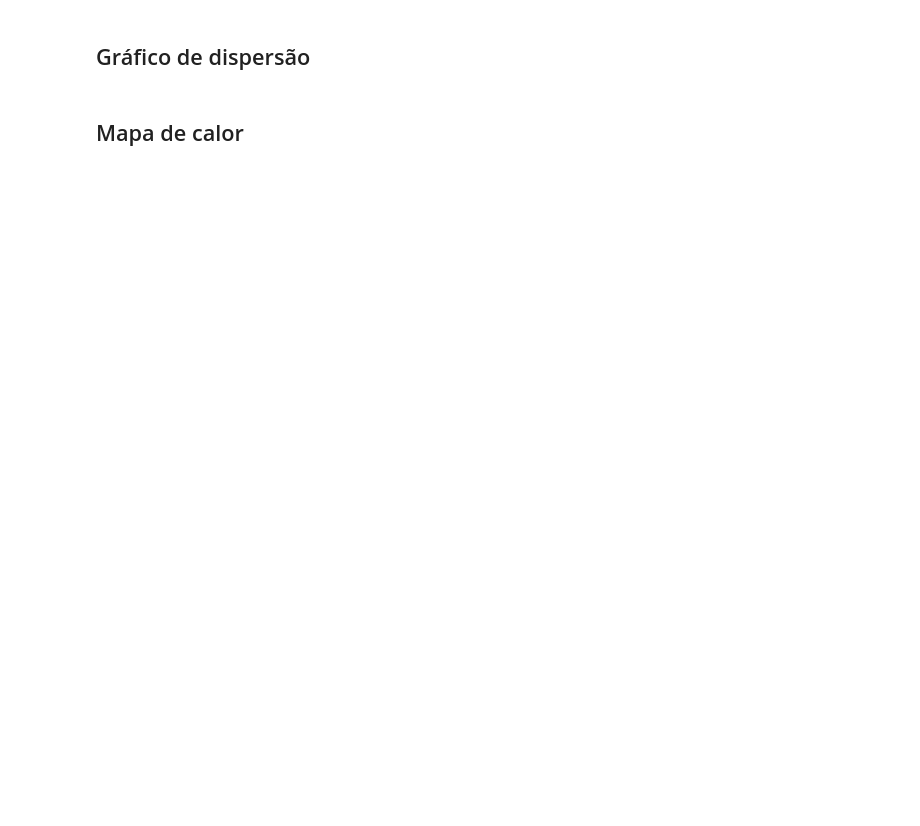
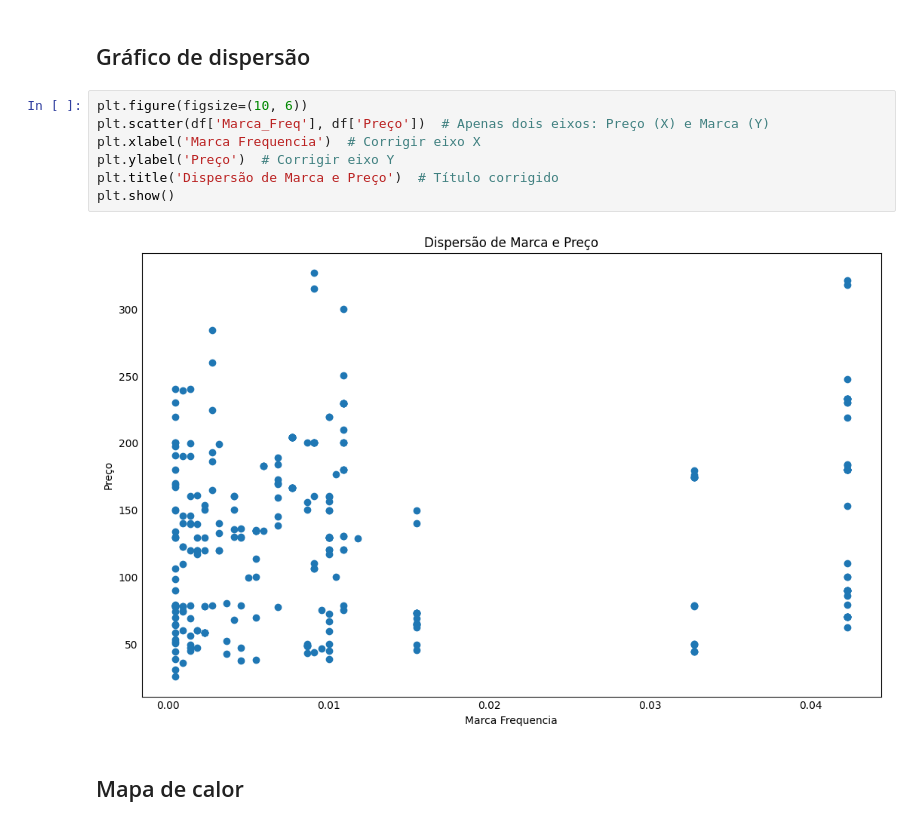
Before and after one commit to IgorAlvaredo/data_analysis_notebook, a Jupyter notebook: DataVisualization/practice.ipynb, the cells around one changed output. Saved outputs shown, nothing was run; the diff lists cells and outputs as text; blank space fills up the shorter version.

```diff
--- a/DataVisualization/practice.ipynb
+++ b/DataVisualization/practice.ipynb
@@ -24,4 +39,13 @@ KeyError: 'preco'
 # %% [markdown]
 ## Gráfico de dispersão
+# %%
+plt.figure(figsize=(10, 6))
+plt.scatter(df['Marca_Freq'], df['Preço'])  # Apenas dois eixos: Preço (X) e Marca (Y)
+plt.xlabel('Marca Frequencia')  # Corrigir eixo X
+plt.ylabel('Preço')  # Corrigir eixo Y
+plt.title('Dispersão de Marca e Preço')  # Título corrigido
+plt.show()
+# %% [output]
+[figure, added]
 # %% [markdown]
 ## Mapa de calor
```
Also changed, not shown: parts of 10 cells of this notebook.
